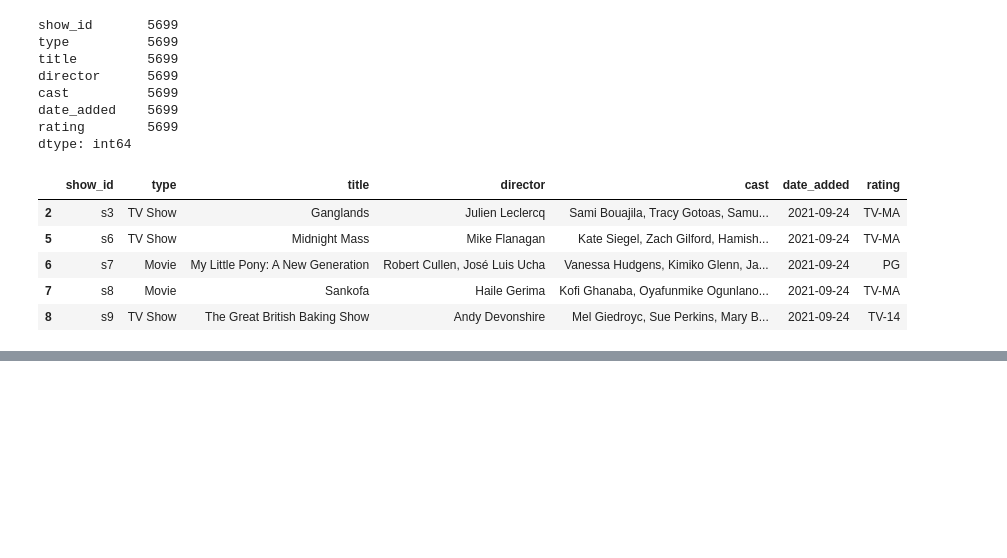
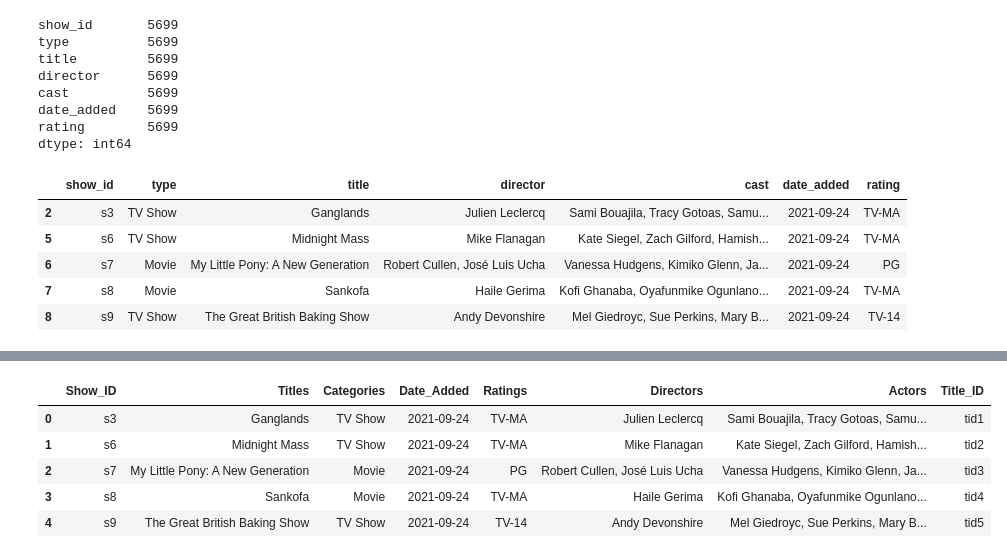
Before and after one commit to okalis05/DATA-ENGINEERING-PROJECT, a Jupyter notebook: Data-Engineering-project101.ipynb, the cells around one changed output, grey strips where cells are left out. Saved outputs shown, nothing was run; the diff lists cells and outputs as text; code cells hidden in the pictures; blank space fills up the shorter version.

```diff
--- a/Data-Engineering-project101.ipynb
+++ b/Data-Engineering-project101.ipynb
@@ -267,0 +175,4 @@ ServerApp.rate_limit_window=3.0 (secs)
+# %%
+#merge title-df and the movie_data_df into a new dataframe named movie_df
+movie_df = pd.merge(title_df,movie_data_df,on='Titles')
+movie_df.head()
@@ -267,0 +197,15 @@ ServerApp.rate_limit_window=3.0 (secs)
+# %%
+#import a copy of the movie_df and netflix_df
+df1 = movie_df.copy()
+df2 = netflix_df.copy()
+# %%
+#merge both dataframe on titles column and display the output
+titles_data_df = pd.merge(df2,df1)
+titles_data_df.head()
+# %% [output]
+|  | Show_ID | Titles | Categories | Date_Added | Ratings | Directors | Actors | Title_ID |
+| 0 | s3 | Ganglands | TV Show | 2021-09-24 | TV-MA | Julien Leclercq | Sami Bouajila, Tracy Gotoas, Samu... | tid1 |
+| 1 | s6 | Midnight Mass | TV Show | 2021-09-24 | TV-MA | Mike Flanagan | Kate Siegel, Zach Gilford, Hamish... | tid2 |
+| 2 | s7 | My Little Pony: A New Generation | Movie | 2021-09-24 | PG | Robert Cullen, José Luis Ucha | Vanessa Hudgens, Kimiko Glenn, Ja... | tid3 |
+| 3 | s8 | Sankofa | Movie | 2021-09-24 | TV-MA | Haile Gerima | Kofi Ghanaba, Oyafunmike Ogunlano... | tid4 |
+| 4 | s9 | The Great British Baking Show | TV Show | 2021-09-24 | TV-14 | Andy Devonshire | Mel Giedroyc, Sue Perkins, Mary B... | tid5 |
```
Also changed, not shown: parts of 31 cells of this notebook, 5 other files.
